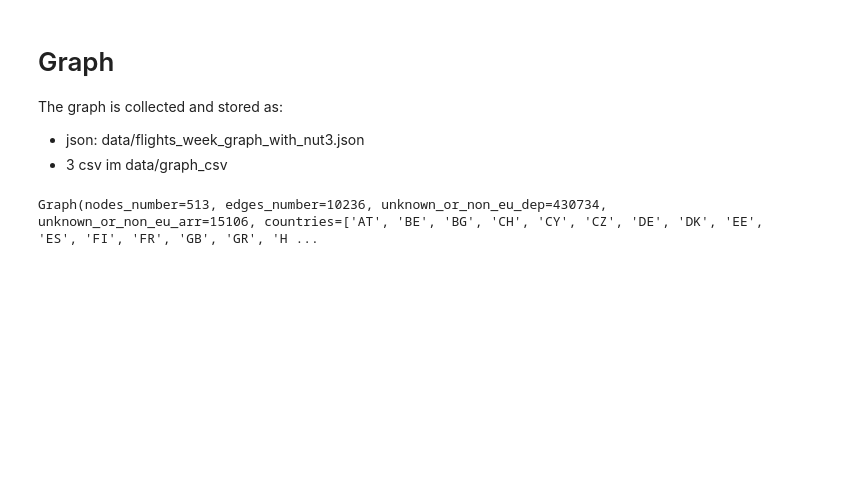
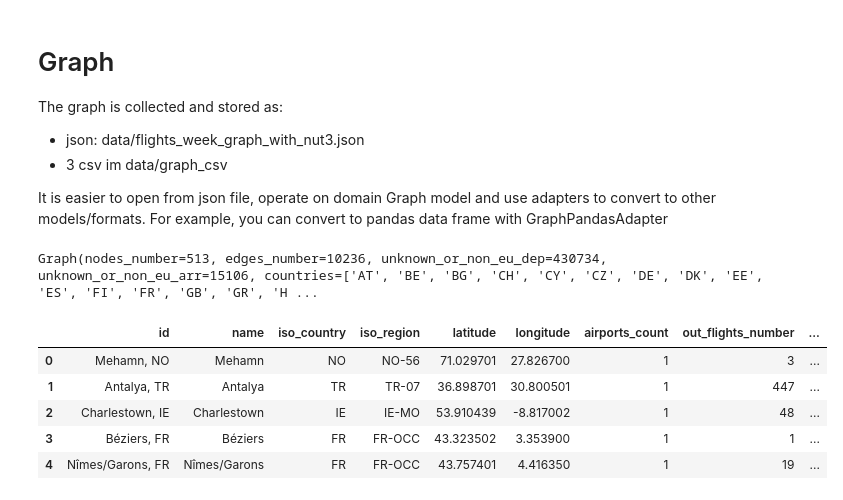
Before and after one commit to sblenlkj/eu_flights, a Jupyter notebook: eu_flights_graph.ipynb, the cells around one changed output. Cells and saved outputs as stored; diff of their text form; code cells hidden in the pictures; blank space fills up the shorter version.

```diff
--- a/eu_flights_graph.ipynb
+++ b/eu_flights_graph.ipynb
@@ -3,6 +3,8 @@
 The graph is collected and stored as:
 - json: data/flights_week_graph_with_nut3.json
 - 3 csv im data/graph_csv
+
+It is easier to open from json file, operate on domain Graph model and use adapters to convert to other models/formats. For example, you can convert to pandas data frame with GraphPandasAdapter
 # %%
 from graph_creation.adapters.input import GraphJsonLoader
 gr = GraphJsonLoader().load("./data/flights_week_graph_with_nut3.json")
@@ -11,0 +17,10 @@ Graph(nodes_number=513, edges_number=10236, unknown_or_non_eu_dep=430734, unknow
+# %%
+nodes_df = pa.nodes_to_df()
+nodes_df.head()
+# %% [output]
+|  | id | name | iso_country | iso_region | latitude | longitude | airports_count | out_flights_number | ... |
+| 0 | Mehamn, NO | Mehamn | NO | NO-56 | 71.029701 | 27.826700 | 1 | 3 | ... |
+| 1 | Antalya, TR | Antalya | TR | TR-07 | 36.898701 | 30.800501 | 1 | 447 | ... |
+| 2 | Charlestown, IE | Charlestown | IE | IE-MO | 53.910439 | -8.817002 | 1 | 48 | ... |
+| 3 | Béziers, FR | Béziers | FR | FR-OCC | 43.323502 | 3.353900 | 1 | 1 | ... |
+| 4 | Nîmes/Garons, FR | Nîmes/Garons | FR | FR-OCC | 43.757401 | 4.416350 | 1 | 19 | ... |
```
Also changed, not shown: parts of 8 cells of this notebook, 3 other files.
